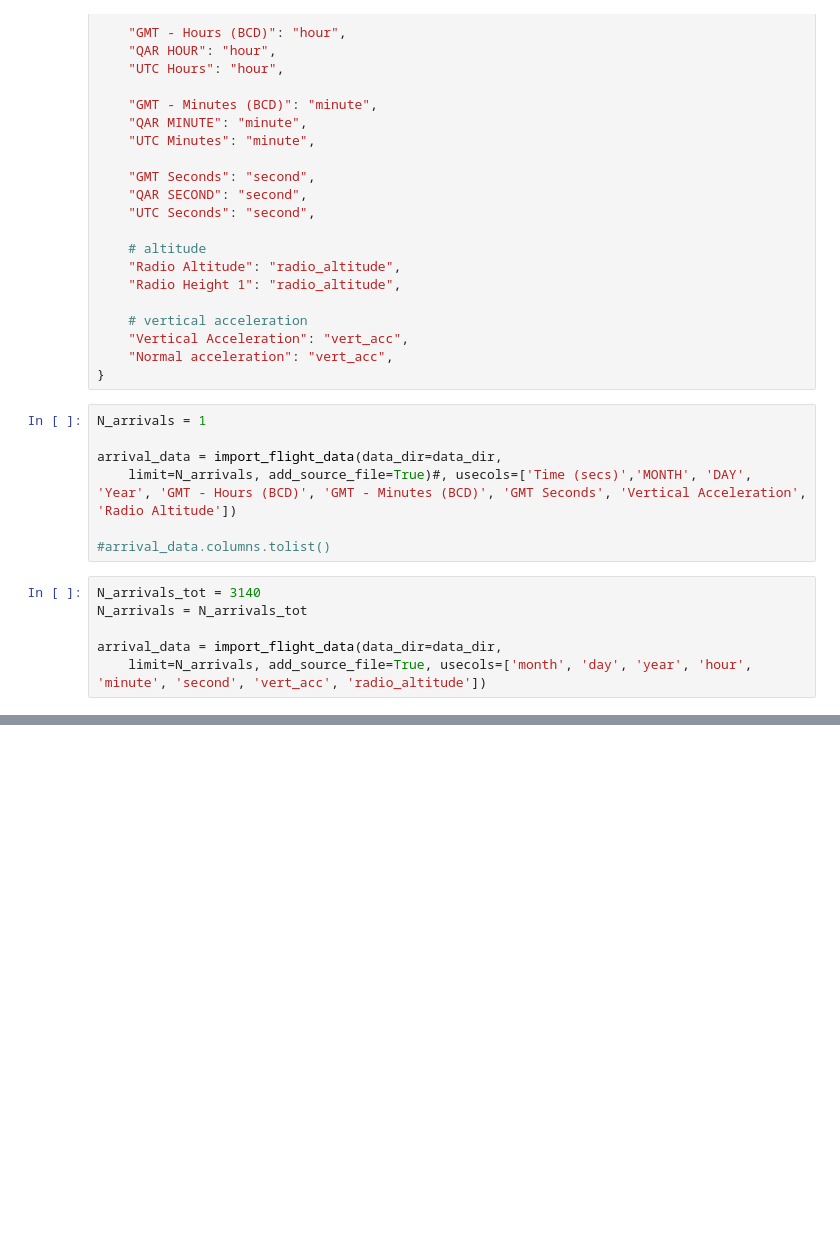
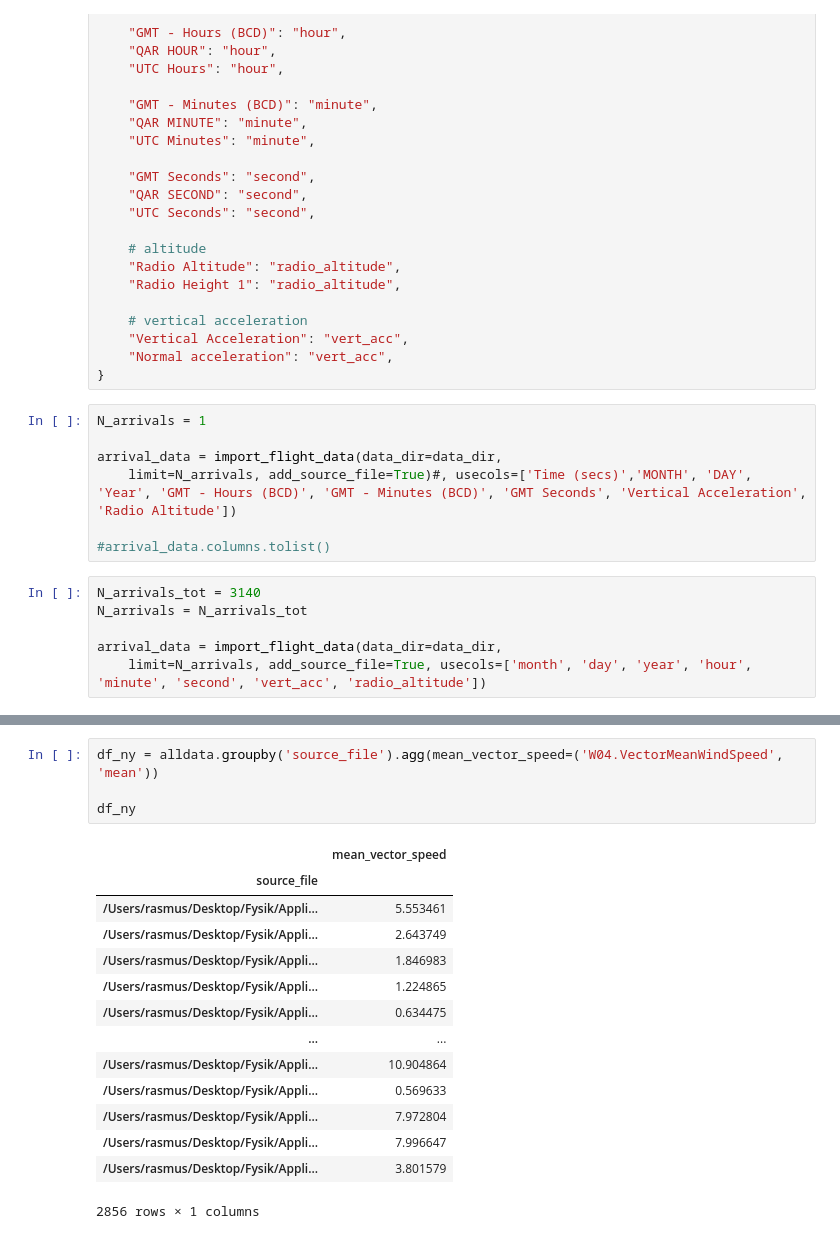
Before and after one commit to Rallermus/AppML-Final-Project, a Jupyter notebook: main.ipynb, the cells around one changed output, grey strips where cells are left out. Saved outputs shown, nothing was run; the diff lists cells and outputs as text; blank space fills up the shorter version.

```diff
--- a/main.ipynb
+++ b/main.ipynb
@@ -93,0 +267,19 @@ FileNotFoundError: [Errno 2] No such file or directory: '/Users/rasmus/Desktop/F
+# %%
+df_ny = alldata.groupby('source_file').agg(mean_vector_speed=('W04.VectorMeanWindSpeed', 'mean'))
+
+df_ny
+# %% [output]
+|  | mean_vector_speed |
+| source_file |  |
+| /Users/rasmus/Desktop/Fysik/Appli... | 5.553461 |
+| /Users/rasmus/Desktop/Fysik/Appli... | 2.643749 |
+| /Users/rasmus/Desktop/Fysik/Appli... | 1.846983 |
+| /Users/rasmus/Desktop/Fysik/Appli... | 1.224865 |
+| /Users/rasmus/Desktop/Fysik/Appli... | 0.634475 |
+| ... | ... |
+| /Users/rasmus/Desktop/Fysik/Appli... | 10.904864 |
+| /Users/rasmus/Desktop/Fysik/Appli... | 0.569633 |
+| /Users/rasmus/Desktop/Fysik/Appli... | 7.972804 |
+| /Users/rasmus/Desktop/Fysik/Appli... | 7.996647 |
+| /Users/rasmus/Desktop/Fysik/Appli... | 3.801579 |
+2856 rows × 1 columns
```
Also changed, not shown: parts of 5 cells of this notebook, 1 other file.
